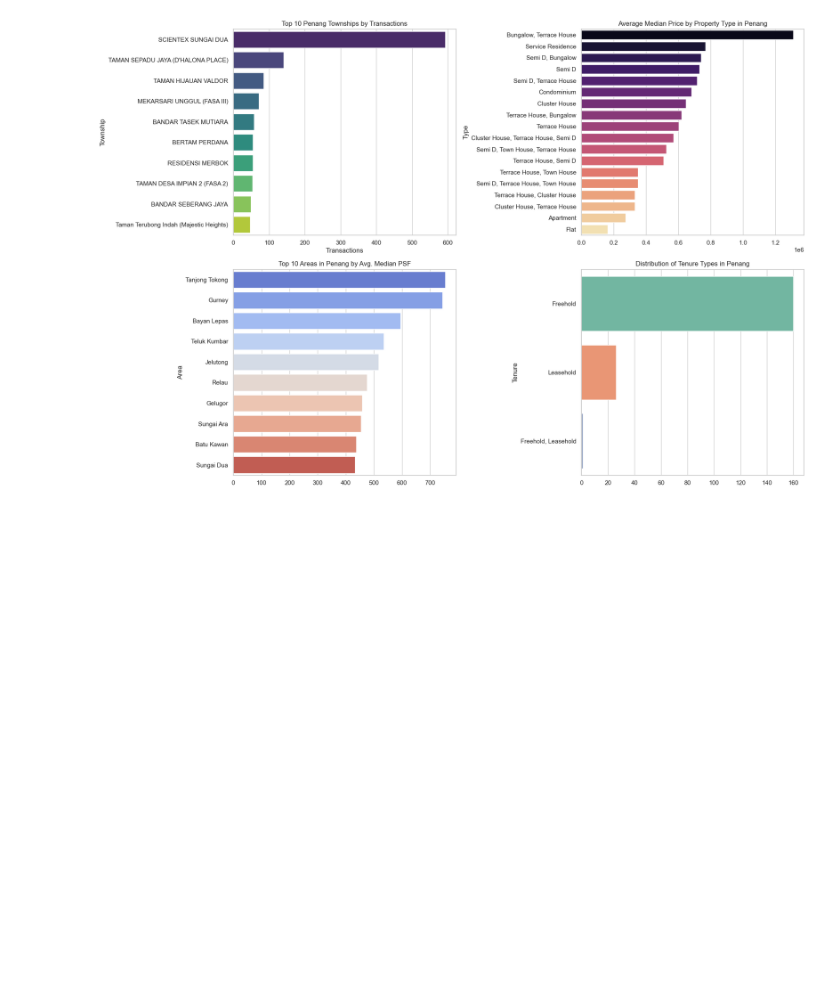
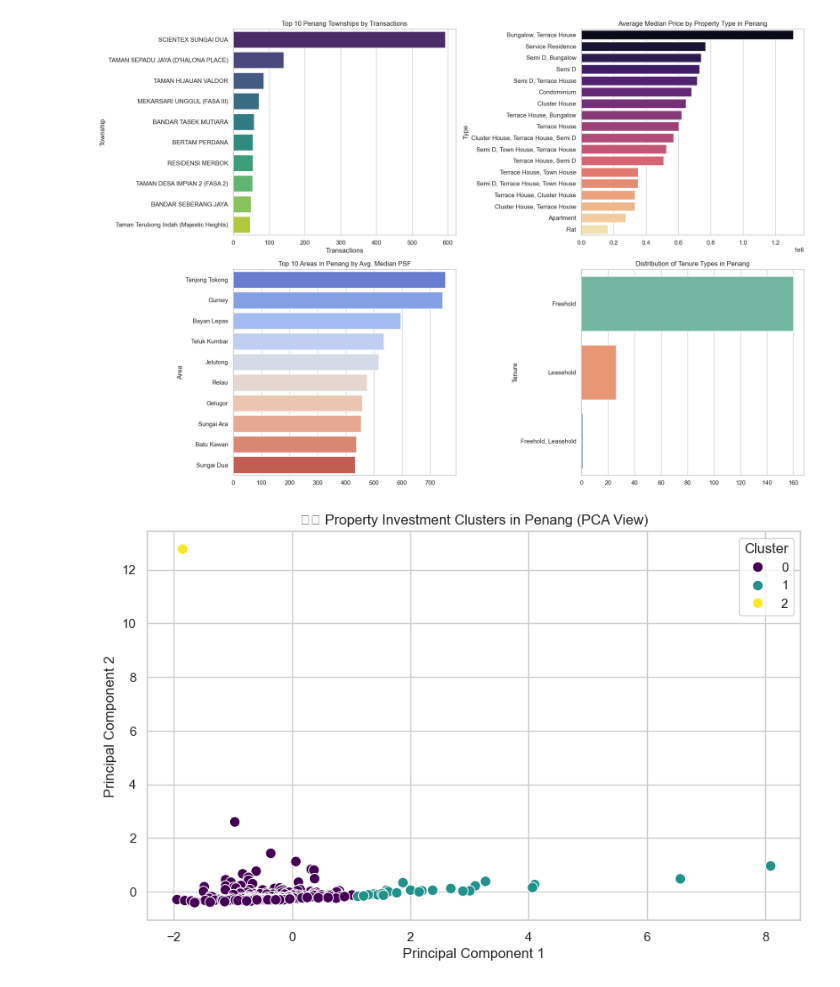
Before and after one commit to daniyalrosli/propertydata, a Jupyter notebook: analyze.ipynb, the cells around one changed output. Cells and saved outputs as stored; diff of their text form; code cells hidden in the pictures; blank space fills up the shorter version.

```diff
--- a/analyze.ipynb
+++ b/analyze.ipynb
@@ -103,3 +103,40 @@ Passing `palette` without assigning `hue` is deprecated and will be removed in v
 
   sns.barplot(x=tenure_counts.values, y=tenure_counts.index, ax=axs[1, 1], palette="Set2")
 [figure]
+# %%
+# 📦 Import ML Libraries
+from sklearn.preprocessing import StandardScaler
+from sklearn.cluster import KMeans
+from sklearn.decomposition import PCA
+
+# 🧪 Select Features for Clustering
+features = penang_df[['Median_Price', 'Median_PSF', 'Transactions']].copy()
+
+# 🧼 Handle any missing values
+features = features.dropna()
+
+# 🔄 Standardize Features
+scaler = StandardScaler()
+scaled_features = scaler.fit_transform(features)
+
+# 🤖 Apply KMeans Clustering
+kmeans = KMeans(n_clusters=3, random_state=42)  # You can experiment with n_clusters
+clusters = kmeans.fit_predict(scaled_features)
+
+# 🧷 Add Clusters to Original Data
+penang_df.loc[features.index, 'Cluster'] = clusters
+
+# 📉 Reduce Dimensions for Visualization (PCA)
+pca = PCA(n_components=2)
+pca_components = pca.fit_transform(scaled_features)
+
+# 🎨 Plot Clusters
+plt.figure(figsize=(10, 6))
+sns.scatterplot(x=pca_components[:, 0], y=pca_components[:, 1], hue=clusters, palette='viridis', s=80)
+plt.title("🏘️ Property Investment Clusters in Penang (PCA View)")
+plt.xlabel("Principal Component 1")
+plt.ylabel("Principal Component 2")
+plt.legend(title="Cluster")
+plt.show()
+# %% [output]
+[figure, added]
```
Also changed, not shown: 1 other file.
